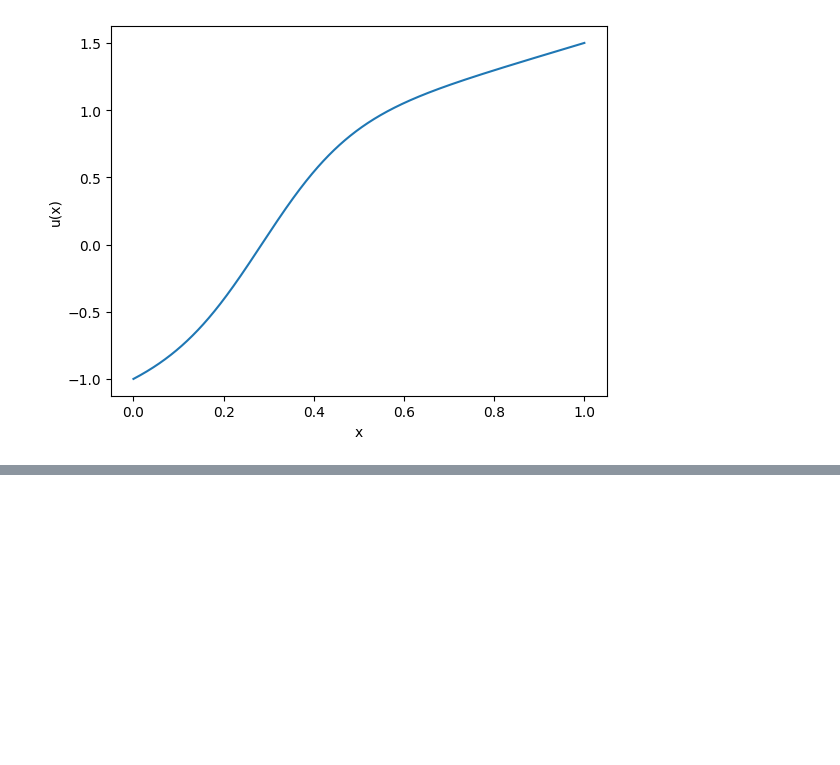
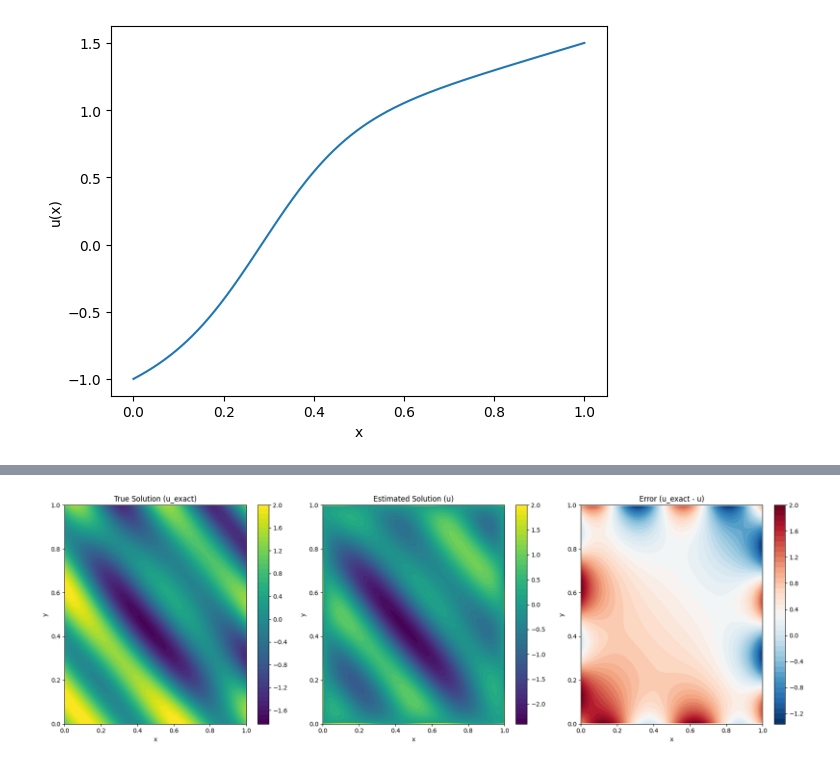
Before and after one commit to madswerngeen/02687---Scientific-Computing-for-differential-equations, a Jupyter notebook: assignment_1.ipynb, the cells around one changed output, grey strips where cells are left out. Saved outputs shown, nothing was run; the diff lists cells and outputs as text; code cells hidden in the pictures; blank space fills up the shorter version.

```diff
--- a/assignment_1.ipynb
+++ b/assignment_1.ipynb
@@ -316,0 +321,96 @@ Converged after 4 iterations
+# %%
+import numpy as np
+import scipy.sparse as sp
+from scipy.signal import convolve2d
+import matplotlib.pyplot as plt
+
+# Solution function u(x,y)
+def u_exact(x, y):
+    return np.sin(4 * np.pi * (x + y)) + np.cos(4 * np.pi * x * y)
+
+# Right-hand side function f(x,y)
+def f_rhs(x, y):
+    return -16 * np.pi**2 * (2 * np.sin(4 * np.pi * (x + y)) + np.cos(4 * np.pi * x * y) * (x**2 + y**2))
+
+# Parameters
+N = 200  # number of grid points in each direction
+h = 1.0 / N  # grid spacing
+
+# Create the grid
+x_vals = np.linspace(0, 1, N+1)
+y_vals = np.linspace(0, 1, N+1)
+
+# Create 2D grid
+X, Y = np.meshgrid(x_vals, y_vals, indexing="ij")
+
+# Initialize the solution and source term
+u = np.zeros((N+1, N+1))  # solution grid
+f = f_rhs(X, Y)  # Evaluate f on the grid
+
+# Set the Dirichlet boundary conditions
+u[:, 0] = u_exact(x_vals, 0)  # Left boundary
+u[:, -1] = u_exact(x_vals, 1)  # Right boundary
+u[0, :] = u_exact(0, y_vals)  # Bottom boundary
+u[-1, :] = u_exact(1, y_vals)  # Top boundary
+
+# Poisson 5-point stencil
+def poisson5(m):
+    e = np.ones(m)
+    S = sp.diags([e, -2*e, e], [-1, 0, 1], shape=(m, m))
+    I = sp.eye(m)
+    A = sp.kron(I, S) + sp.kron(S, I)
+    A = (m + 1) ** 2 * A
+    return A
+
+# Laplacian kernel
+L = np.array([[0, 1, 0], [1, -4, 1], [0, 1, 0]])
+
+# Compute the right-hand side for interior points
+rhs = f[1:-1, 1:-1] - convolve2d(u, L, mode='valid')
+
+# Flatten the right-hand side to a vector for the sparse solver
+f_vec = rhs.flatten()
+
+# Solve the system (using sparse matrix)
+A = poisson5(N-1)
+u_inner = sp.linalg.spsolve(A, f_vec)
+
+# Reshape the solution back into the grid (excluding boundaries)
+u[1:-1, 1:-1] = u_inner.reshape((N-1, N-1))
+
+# Now `u` contains the solution, including the boundary conditions
+
+# Calculate the error between the exact and estimated solutions
+error = u_exact(X, Y) - u
+
+# Plotting the results: True Solution, Estimated Solution, and Error
+plt.figure(figsize=(18, 6))
+
+# Plot the true solution (u_exact)
+plt.subplot(1, 3, 1)
+plt.title("True Solution (u_exact)")
+cp1 = plt.contourf(X, Y, u_exact(X, Y), levels=50, cmap='viridis')
+plt.colorbar(cp1)
+plt.xlabel('x')
+plt.ylabel('y')
+
+# Plot the estimated solution (u)
+plt.subplot(1, 3, 2)
+plt.title("Estimated Solution (u)")
+cp2 = plt.contourf(X, Y, u, levels=50, cmap='viridis')
+plt.colorbar(cp2)
+plt.xlabel('x')
+plt.ylabel('y')
+
+# Plot the error
+plt.subplot(1, 3, 3)
+plt.title("Error (u_exact - u)")
+cp3 = plt.contourf(X, Y, error, levels=50, cmap='RdBu_r')
+plt.colorbar(cp3)
+plt.xlabel('x')
+plt.ylabel('y')
+
+plt.tight_layout()
+plt.show()
+# %% [output]
+[figure, added]
```
Also changed, not shown: parts of 9 cells of this notebook.
